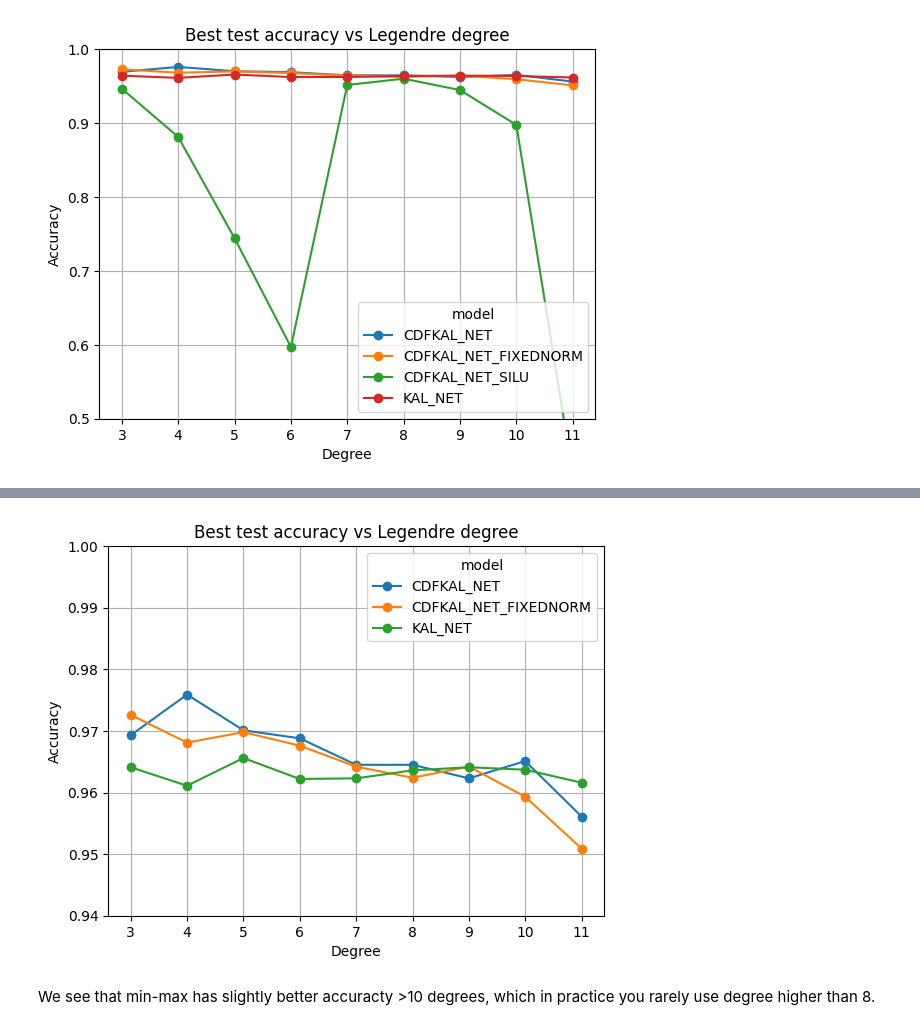
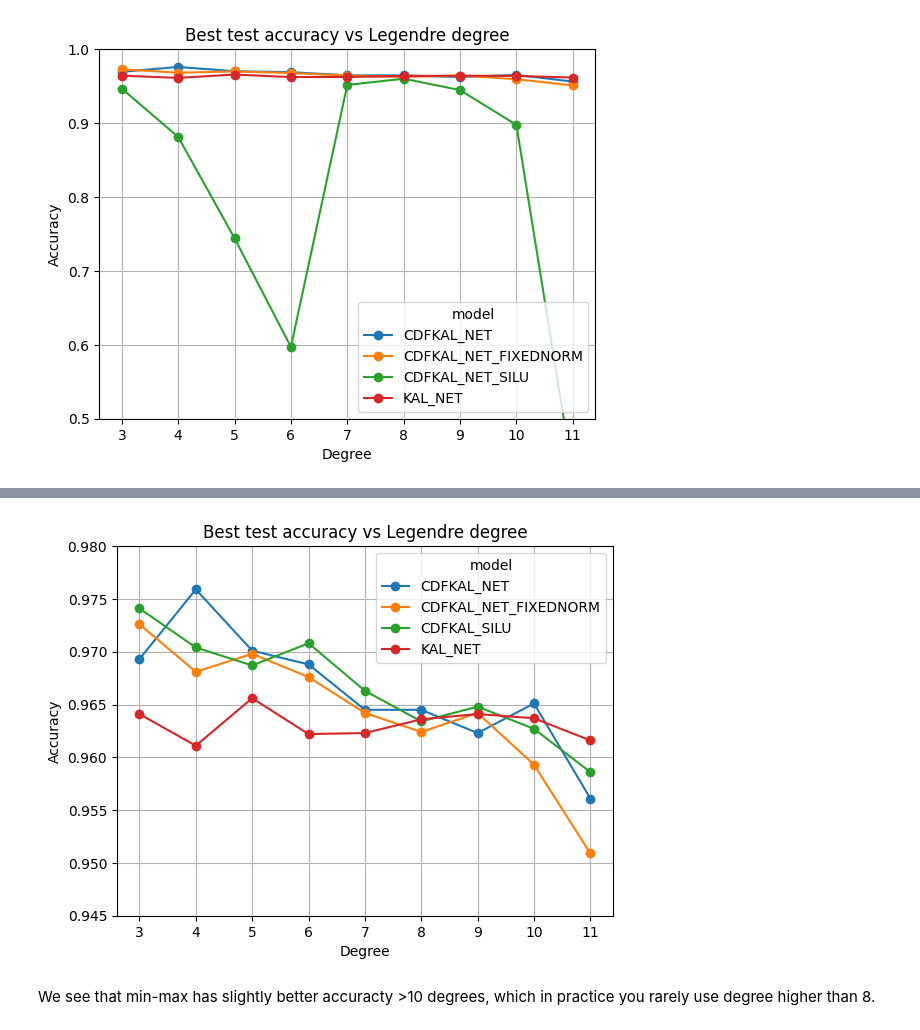
Before and after one commit to jakubstrawa1/LegendreKAN, a Jupyter notebook: notebook/experiments.ipynb, the cells around one changed output, grey strips where cells are left out. Drawn from its saved outputs; the diff is of its cells as text; code cells hidden in the pictures.

```diff
--- a/notebook/experiments.ipynb
+++ b/notebook/experiments.ipynb
@@ -401,14 +677,13 @@ plt.show()
 # %%
-no_silu_pivot_acc = pivot_acc.drop(columns=["CDFKAL_NET_SILU"])
-no_silu_pivot_acc.plot(marker="o")
+pivot_df.plot(marker="o")
 plt.title("Best test accuracy vs Legendre degree")
 plt.ylabel("Accuracy")
 plt.xlabel("Degree")
-plt.ylim(0.94, 1.0)
+plt.ylim(0.945, 0.98)
 plt.grid(True)
 plt.show()
 # %% [output]
-[figure, old version]
+[figure, new version]
 # %% [markdown]
 We see that min-max has slightly better accuracty >10 degrees, which in practice you rarely use degree higher than 8.
 # %%
```
Also changed, not shown: parts of 10 cells of this notebook.
